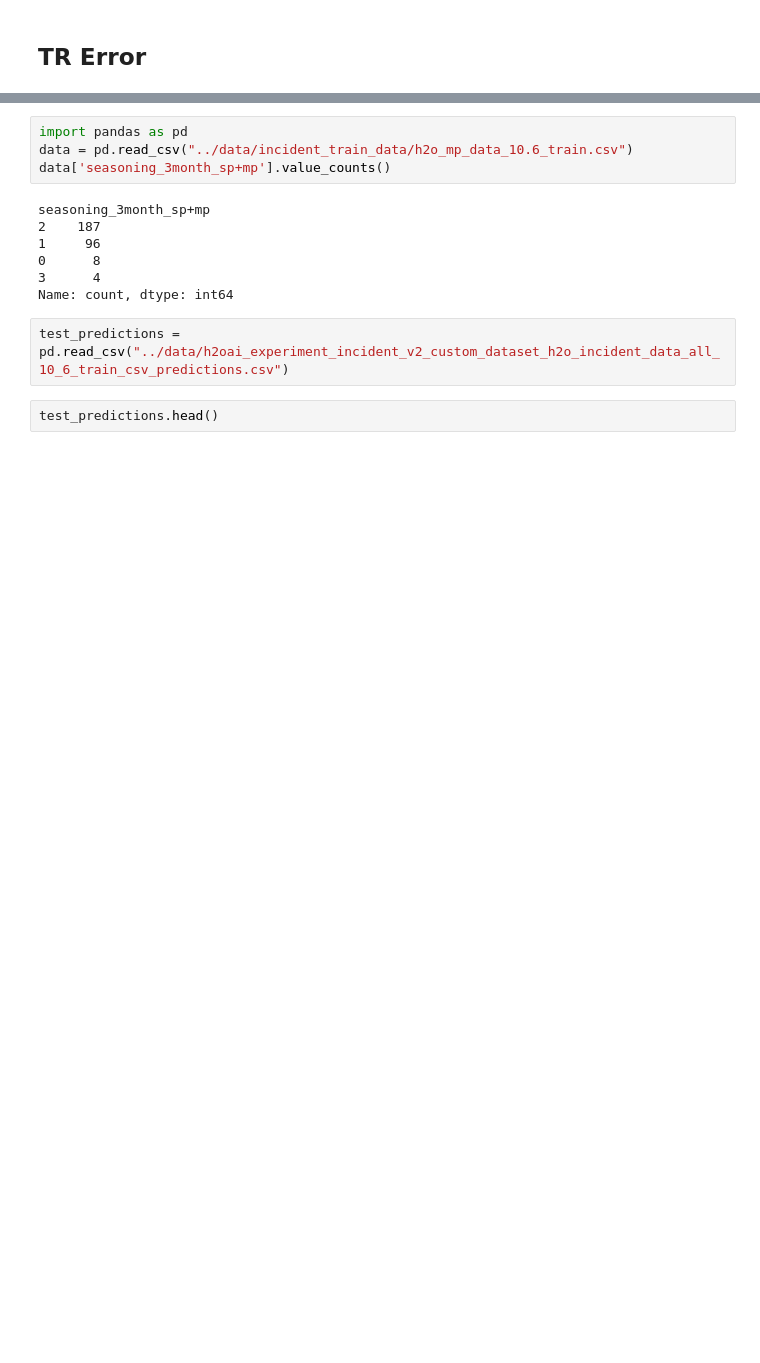
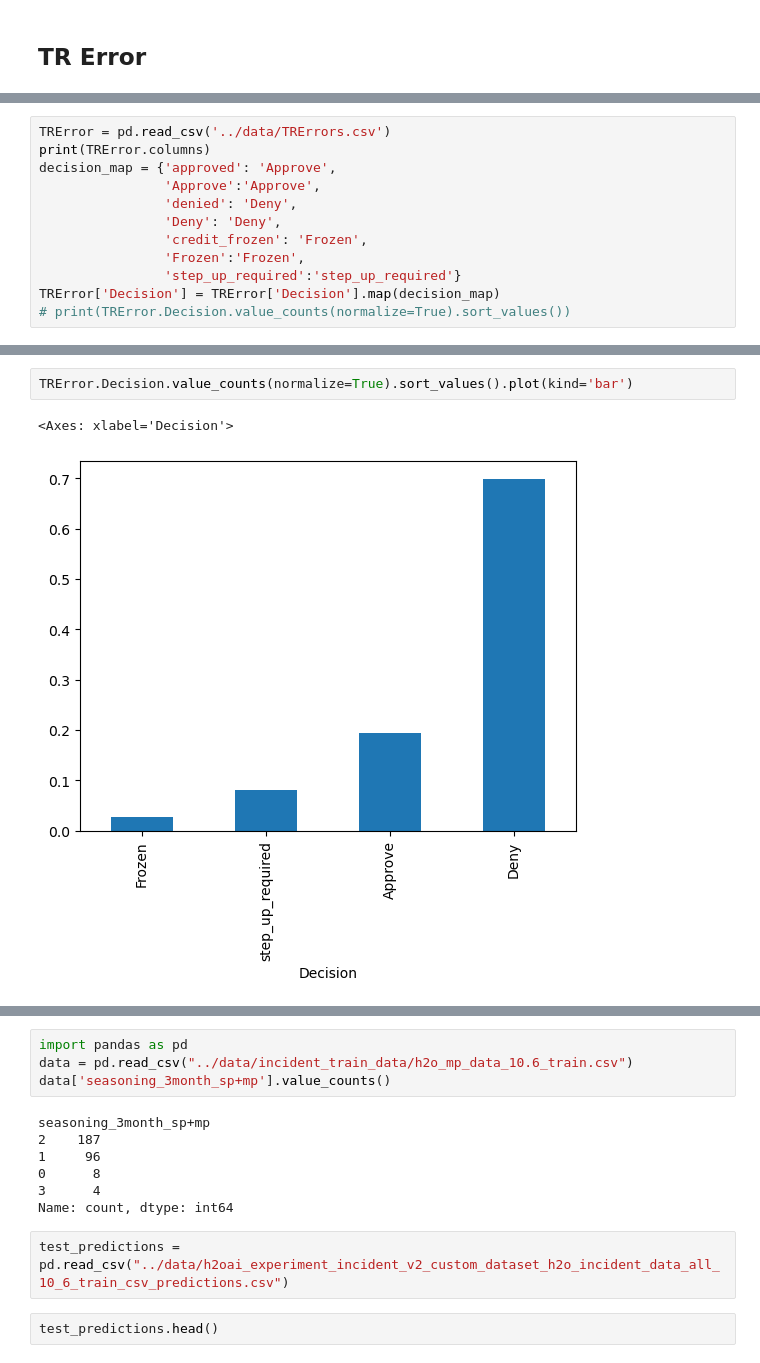
Before and after one commit to wuyaqi55/flexcar_incidents, a Jupyter notebook: draft_groud.ipynb, the cells around one changed output, grey strips where cells are left out. Drawn from its saved outputs; the diff is of its cells as text; blank space fills up the shorter version.

```diff
--- a/draft_groud.ipynb
+++ b/draft_groud.ipynb
@@ -12,0 +99,12 @@ TRError = pd.read_csv('../data/')
+# %%
+TRError = pd.read_csv('../data/TRErrors.csv')
+print(TRError.columns)
+decision_map = {'approved': 'Approve',
+                'Approve':'Approve',
+                'denied': 'Deny',
+                'Deny': 'Deny',
+                'credit_frozen': 'Frozen',
+                'Frozen':'Frozen',
+                'step_up_required':'step_up_required'}
+TRError['Decision'] = TRError['Decision'].map(decision_map)
+# print(TRError.Decision.value_counts(normalize=True).sort_values())
@@ -12,0 +129,5 @@ TRError = pd.read_csv('../data/')
+# %%
+TRError.Decision.value_counts(normalize=True).sort_values().plot(kind='bar')
+# %% [output]
+<Axes: xlabel='Decision'>
+[figure, added]
```
Also changed, not shown: parts of 18 cells of this notebook, 5 other files.
